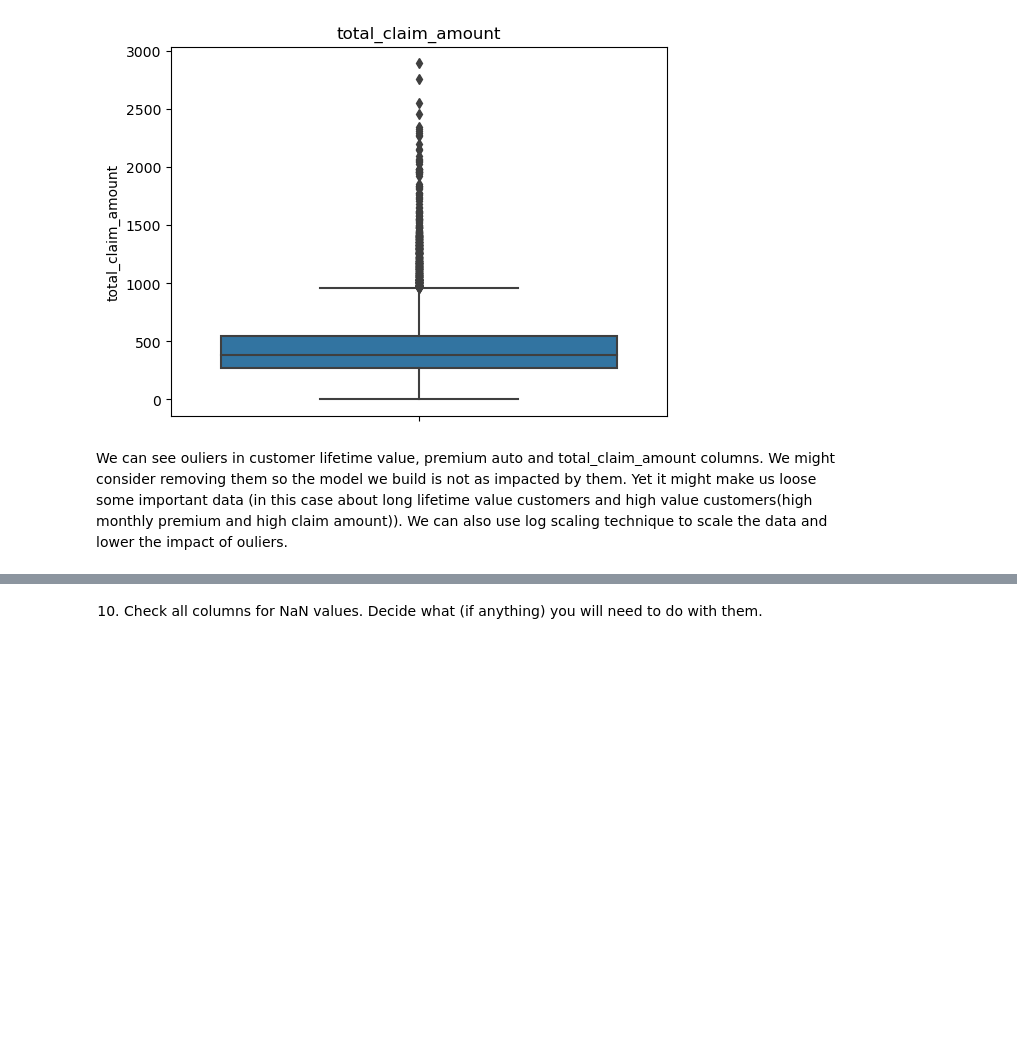
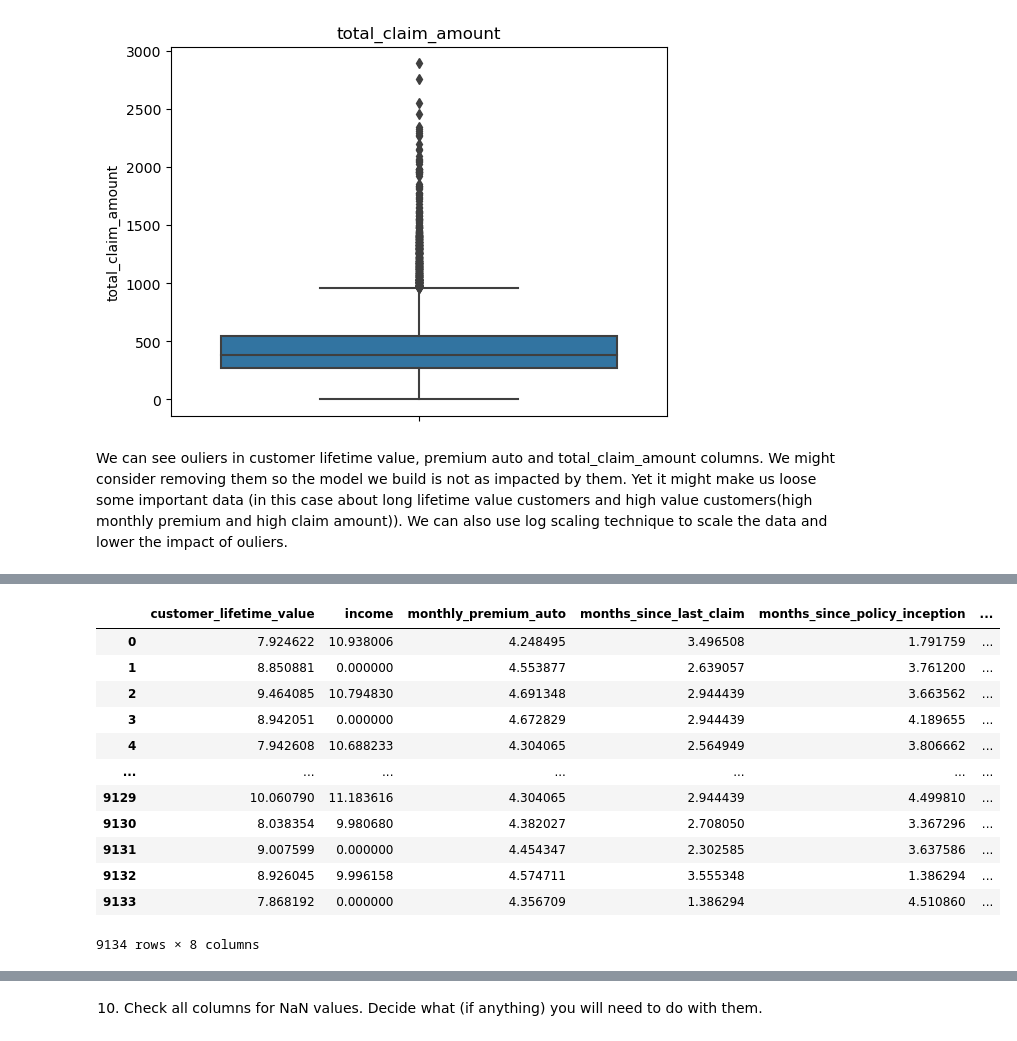
Before and after one commit to olgachwazik/lab-cleaning-numerical-data, a Jupyter notebook: lab-cleaning-numerical-data-solution.ipynb, the cells around one changed output, grey strips where cells are left out. Drawn from its saved outputs; the diff is of its cells as text; code cells hidden in the pictures; blank space fills up the shorter version.

```diff
--- a/lab-cleaning-numerical-data-solution.ipynb
+++ b/lab-cleaning-numerical-data-solution.ipynb
@@ -241,0 +227,16 @@ for col in numericals_log:
+# %%
+numericals_log
+# %% [output]
+|  | customer_lifetime_value | income | monthly_premium_auto | months_since_last_claim | months_since_policy_inception | ... |
+| 0 | 7.924622 | 10.938006 | 4.248495 | 3.496508 | 1.791759 | ... |
+| 1 | 8.850881 | 0.000000 | 4.553877 | 2.639057 | 3.761200 | ... |
+| 2 | 9.464085 | 10.794830 | 4.691348 | 2.944439 | 3.663562 | ... |
+| 3 | 8.942051 | 0.000000 | 4.672829 | 2.944439 | 4.189655 | ... |
+| 4 | 7.942608 | 10.688233 | 4.304065 | 2.564949 | 3.806662 | ... |
+| ... | ... | ... | ... | ... | ... | ... |
+| 9129 | 10.060790 | 11.183616 | 4.304065 | 2.944439 | 4.499810 | ... |
+| 9130 | 8.038354 | 9.980680 | 4.382027 | 2.708050 | 3.367296 | ... |
+| 9131 | 9.007599 | 0.000000 | 4.454347 | 2.302585 | 3.637586 | ... |
+| 9132 | 8.926045 | 9.996158 | 4.574711 | 3.555348 | 1.386294 | ... |
+| 9133 | 7.868192 | 0.000000 | 4.356709 | 1.386294 | 4.510860 | ... |
+9134 rows × 8 columns
```
Also changed, not shown: parts of 4 cells of this notebook.
